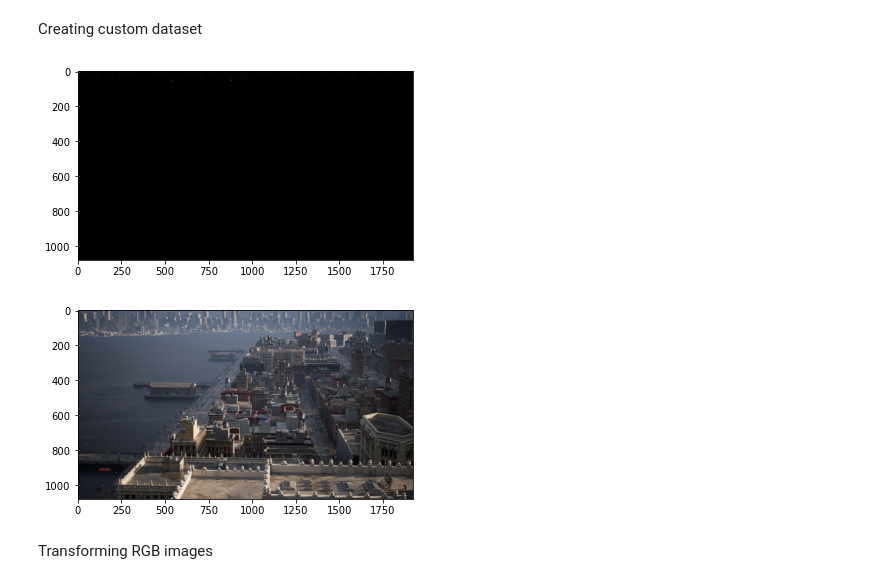
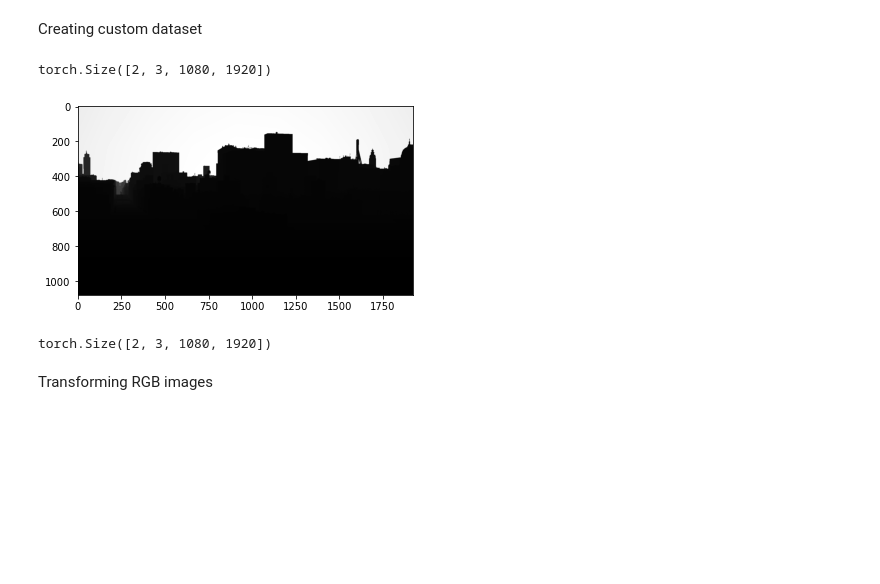
Before and after one commit to VirtualCollaborationResearch/LatentArchive, a Jupyter notebook: main.ipynb, the cells around one changed output. Saved outputs shown, nothing was run; the diff lists cells and outputs as text; code cells hidden in the pictures; blank space fills up the shorter version.

```diff
--- a/main.ipynb
+++ b/main.ipynb
@@ -18,16 +18,23 @@ ref_dir = './Manhatta Frames/'
 # %% [markdown]
 Creating custom dataset
 # %%
-data = CustomImageDataset(img_dir= RGB_dir, depth_dir= Depth_dir)
-data_loader = DataLoader(data, batch_size=10, shuffle=True) #Loads a random RGB, Depth couple from the dataset
+import importlib
+importlib.reload(IP)
+
+data = CustomImageDataset(img_dir= RGB_dir, depth_dir= Depth_dir, transform= IP.rgb_transform, histogram_matching= IP.histogram_matching)
+data_loader = DataLoader(data, batch_size=2, shuffle=True) #Loads a random RGB, Depth couple from the dataset
 rgb_img, depth_img = next(iter(data_loader)) #Unsqueezes and converts to tensor, may need to squeeze(0)
+plt.imshow(rgb_img[0][0,:,:].squeeze().numpy(), cmap='gray')
+plt.show()
 plt.imshow(depth_img[0], cmap='gray')
 plt.show()
-plt.imshow(rgb_img[0])
-plt.show()
 # %% [output]
+torch.Size([2, 3, 1080, 1920])
-[figure, old version]
+[figure, new version]
-[figure, removed]
+# %%
+rgb_img.shape
+# %% [output]
+torch.Size([2, 3, 1080, 1920])
 # %% [markdown]
 Transforming RGB images
 # %%
```
Also changed, not shown: parts of 11 cells of this notebook, 40 other files.
